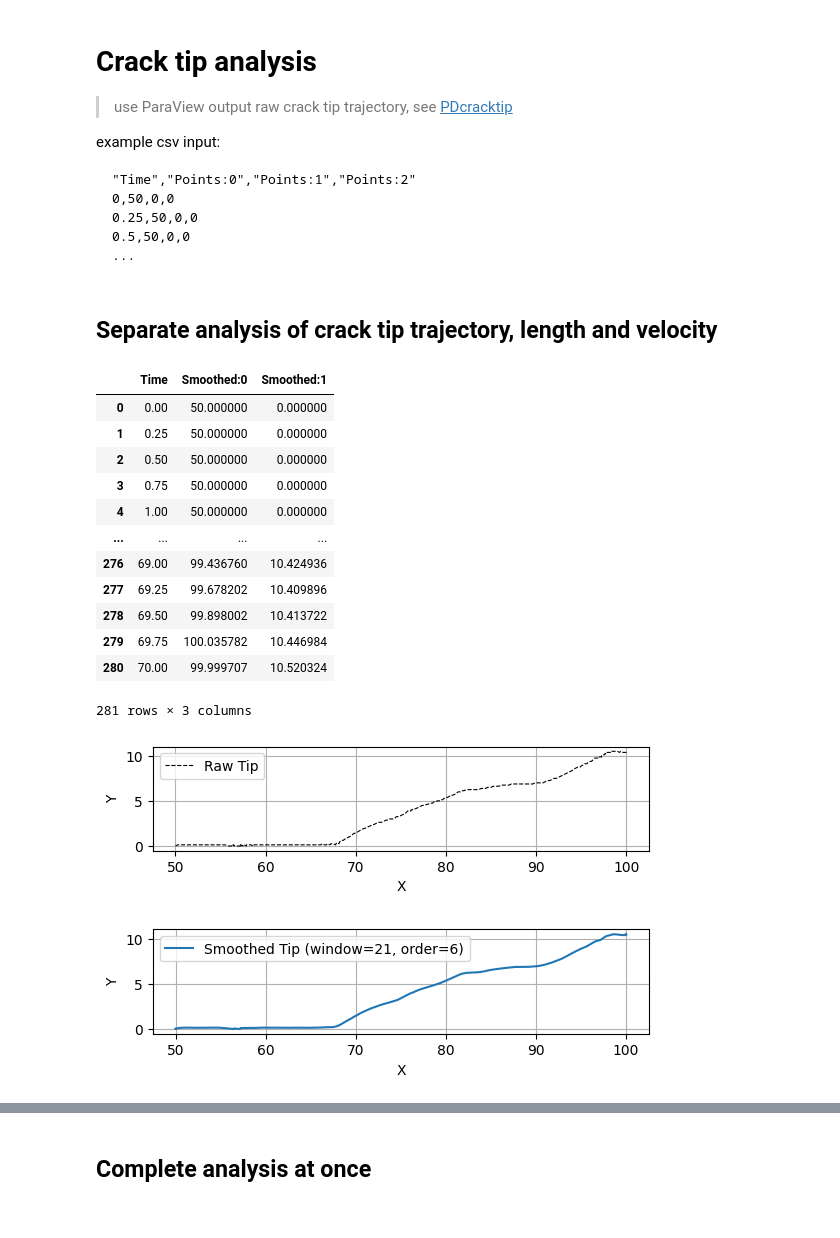
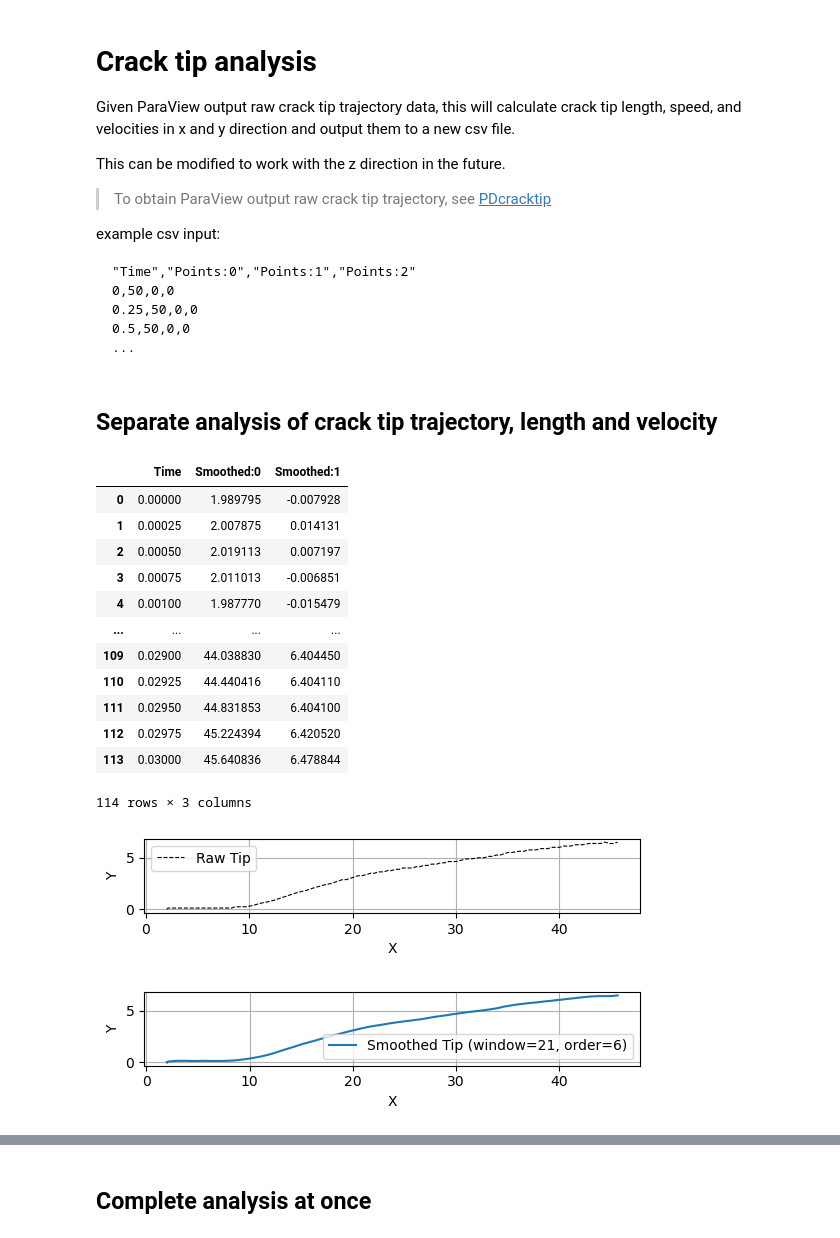
Before and after one commit to lyyc199586/cm-vis, a Jupyter notebook: examples/crack_tip_analysis.ipynb, the cells around one changed output, grey strips where cells are left out. Cells and saved outputs as stored; diff of their text form; code cells hidden in the pictures.

Commit message:
Added ability to calculate crack velocities in x and y directions.

````diff
--- a/examples/crack_tip_analysis.ipynb
+++ b/examples/crack_tip_analysis.ipynb
@@ -1,7 +1,11 @@
 # %% [markdown]
 # Crack tip analysis
 
-> use ParaView output raw crack tip trajectory, see [PDcracktip](https://github.com/lyyc199586/pvfilters)
+Given ParaView output raw crack tip trajectory data, this will calculate crack tip length, speed, and velocities in x and y direction and output them to a new csv file.
+
+This can be modified to work with the z direction in the future.
+
+> To obtain ParaView output raw crack tip trajectory, see [PDcracktip](https://github.com/lyyc199586/pvfilters)
 
 example csv input:
 ```csv
@@ -16,26 +20,26 @@ example csv input:
 # %%
 from cm_vis.fem.cracktip import CrackTipAnalyzer
 
-analyzer = CrackTipAnalyzer("../data/tip/coh_p1_l0.625_tip.csv")
+analyzer = CrackTipAnalyzer("sample_data/sample_crack_tip_data.csv")
 analyzer.set_savgol_params(window_length=21, poly_order=6)
 analyzer.plot_trajectory()
 analyzer.calc_smooth_trajectory(plot=True)
 # %% [output]
 |  | Time | Smoothed:0 | Smoothed:1 |
-| 0 | 0.00 | 50.000000 | 0.000000 |
-| 1 | 0.25 | 50.000000 | 0.000000 |
-| 2 | 0.50 | 50.000000 | 0.000000 |
-| 3 | 0.75 | 50.000000 | 0.000000 |
-| 4 | 1.00 | 50.000000 | 0.000000 |
+| 0 | 0.00000 | 1.989795 | -0.007928 |
+| 1 | 0.00025 | 2.007875 | 0.014131 |
+| 2 | 0.00050 | 2.019113 | 0.007197 |
+| 3 | 0.00075 | 2.011013 | -0.006851 |
+| 4 | 0.00100 | 1.987770 | -0.015479 |
 | ... | ... | ... | ... |
-| 276 | 69.00 | 99.436760 | 10.424936 |
-| 277 | 69.25 | 99.678202 | 10.409896 |
-| 278 | 69.50 | 99.898002 | 10.413722 |
-| 279 | 69.75 | 100.035782 | 10.446984 |
-| 280 | 70.00 | 99.999707 | 10.520324 |
+| 109 | 0.02900 | 44.038830 | 6.404450 |
+| 110 | 0.02925 | 44.440416 | 6.404110 |
+| 111 | 0.02950 | 44.831853 | 6.404100 |
+| 112 | 0.02975 | 45.224394 | 6.420520 |
+| 113 | 0.03000 | 45.640836 | 6.478844 |
-281 rows × 3 columns
+114 rows × 3 columns
-[figure, old version]
+[figure, new version]
-[figure, old version]
+[figure, new version]
 # %%
 analyzer.calc_crack_length(plot=True)
 analyzer.calc_crack_length(use_smoothed=True, plot=True)
````
Also changed, not shown: parts of 4 cells of this notebook, 3 other files.
